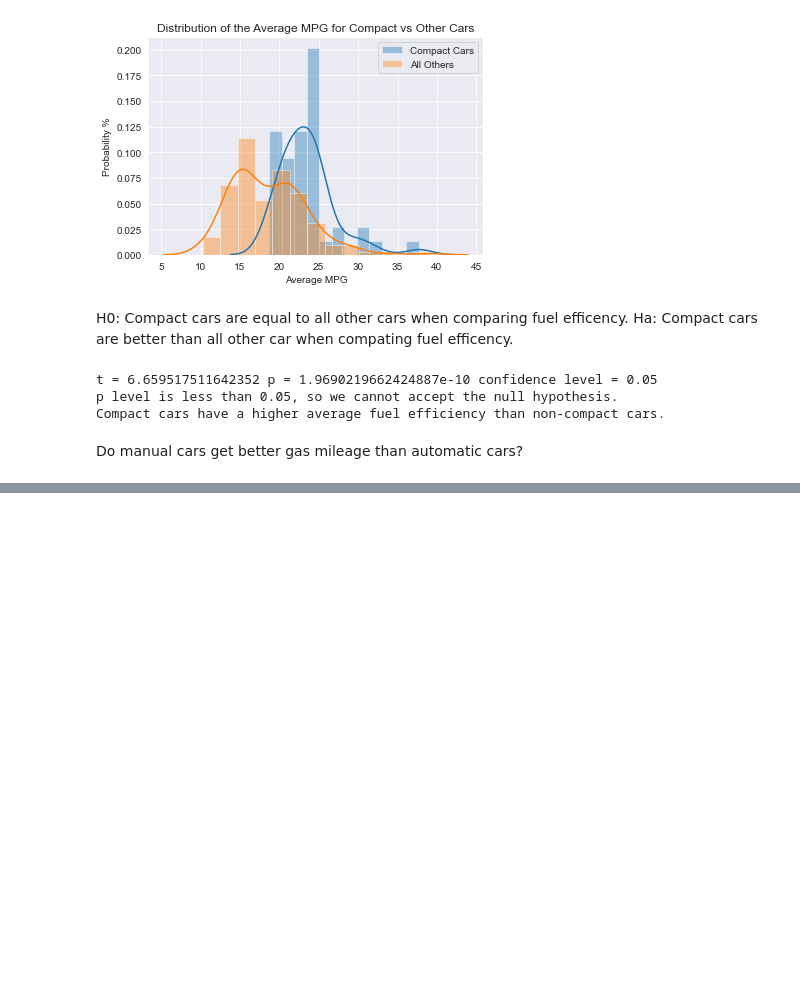
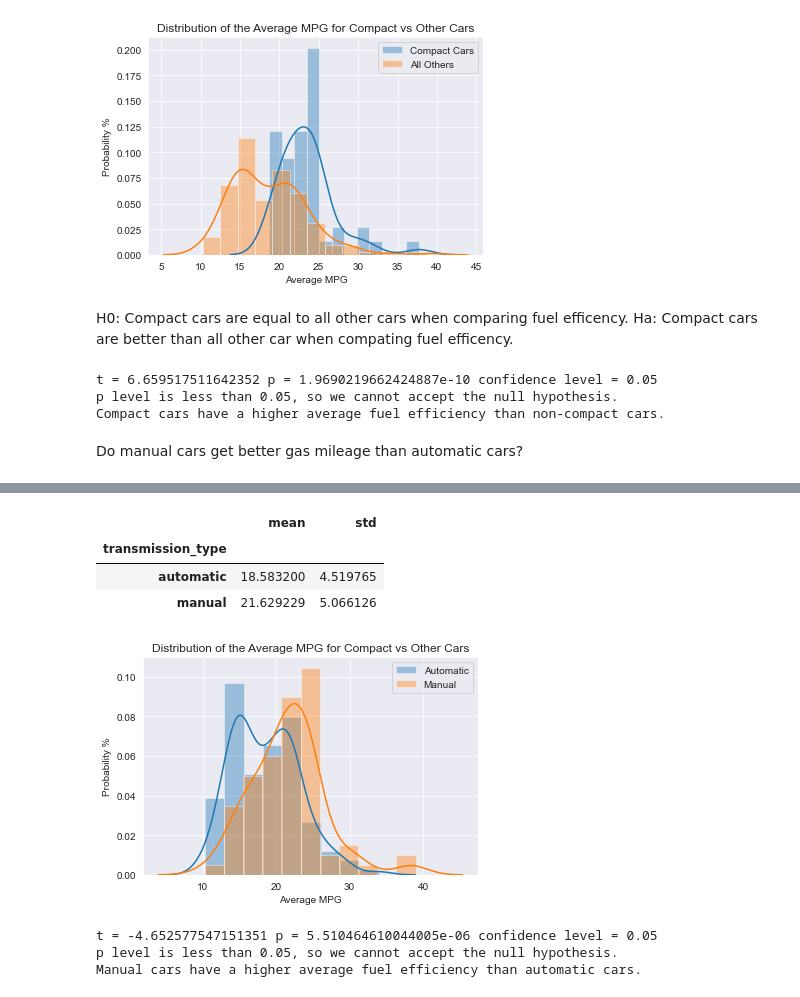
Before and after one commit to craigcalzado/statistics-exercises, a Jupyter notebook: hypothesis_testing.ipynb, the cells around one changed output, grey strips where cells are left out. Cells and saved outputs as stored; diff of their text form; code cells hidden in the pictures; blank space fills up the shorter version.

```diff
--- a/hypothesis_testing.ipynb
+++ b/hypothesis_testing.ipynb
@@ -243,0 +248,4 @@ Do manual cars get better gas mileage than automatic cars?
+# %%
+#created a column name transmission_type
+df['transmission_type'] = np.where(df.trans.str.contains('auto'), 'automatic', 'manual')
+df.head()
@@ -243,0 +259,32 @@ Do manual cars get better gas mileage than automatic cars?
+# %%
+df.groupby('transmission_type')['avg_mpg'].agg(['mean', 'std'])
+# %% [output]
+|  | mean | std |
+| transmission_type |  |  |
+| automatic | 18.583200 | 4.519765 |
+| manual | 21.629229 | 5.066126 |
+# %%
+# plot the distribution of the avg_mpg by transmission_type
+sns.set_style("darkgrid")
+sns.distplot(df[df.transmission_type == 'automatic']['avg_mpg'], label='Automatic')
+sns.distplot(df[df.transmission_type == 'manual']['avg_mpg'], label='Manual')
+plt.xlabel("Average MPG")
+plt.ylabel("Probability %")
+plt.title("Distribution of the Average MPG for Compact vs Other Cars")
+plt.legend()
+plt.show()
+# %% [output]
+[figure, added]
+# %%
+auto_cars = df[df.transmission_type == 'automatic']['avg_mpg']
+manual_cars = df[df.transmission_type == 'manual']['avg_mpg']
+
+alpha3 = 0.05 # 95% confidence interval
+t3, p3 = stats.ttest_ind(auto_cars, manual_cars)
+print('t =',t3,'p =', p3,'confidence level =', alpha3)
+print('p level is less than 0.05, so we cannot accept the null hypothesis.')
+print('Manual cars have a higher average fuel efficiency than automatic cars.')
+# %% [output]
+t = -4.652577547151351 p = 5.510464610044005e-06 confidence level = 0.05
+p level is less than 0.05, so we cannot accept the null hypothesis.
+Manual cars have a higher average fuel efficiency than automatic cars.
```
Also changed, not shown: parts of 2 cells of this notebook.
